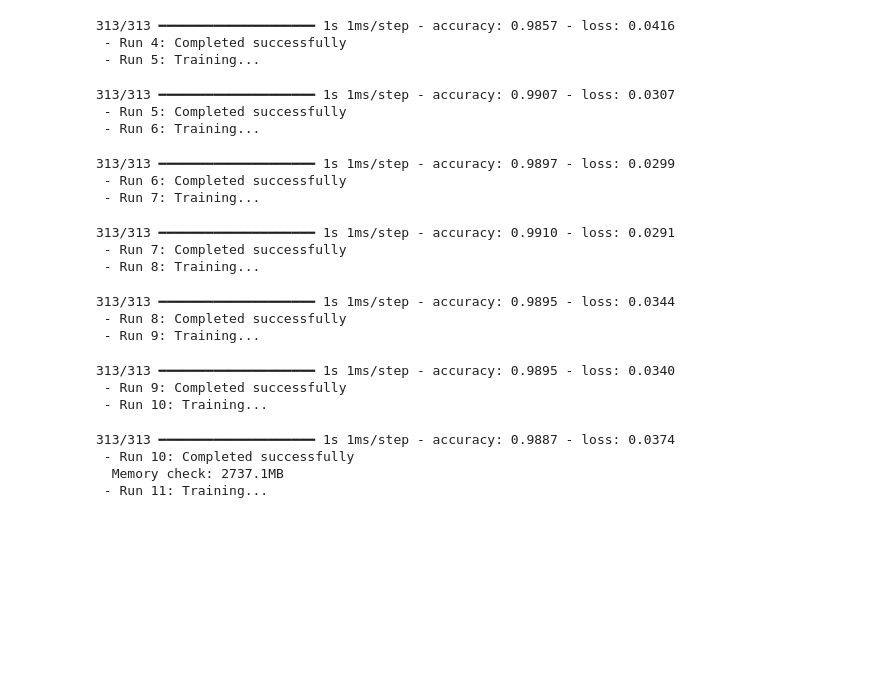
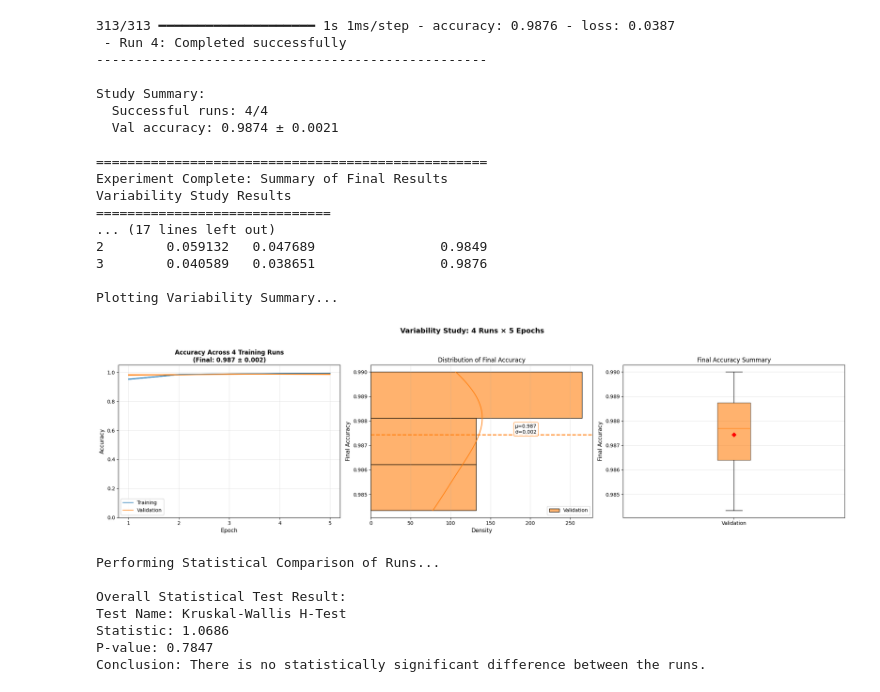
Before and after one commit to skizlik/caracal, a Jupyter notebook: examples/caracal_ex_3.ipynb, the cells around one changed output. Saved outputs shown, nothing was run; the diff lists cells and outputs as text; code cells hidden in the pictures; blank space fills up the shorter version.

```diff
--- a/examples/caracal_ex_3.ipynb
+++ b/examples/caracal_ex_3.ipynb
@@ -103,12 +103,12 @@ model_config = ModelConfig({
 })
 # %%
 # --- Run the Experiment ---
-# Run a variability study with 16 runs
+# Run a variability study with 4 runs
 study_results = caracal.run_variability_study(
     model_builder=create_simple_cnn,
     data_handler=mnist_handler,
     model_config=model_config,
-    num_runs=16,
+    num_runs=4,
     logger=BaseLogger()
 )
 
@@ -192,24 +193,27 @@ I0000 00:00:1763417499.986062   36324 device_compiler.h:188] Compiled cluster us
  - Run 3: Completed successfully
  - Run 4: Training...
-313/313 ━━━━━━━━━━━━━━━━━━━━ 1s 1ms/step - accuracy: 0.9857 - loss: 0.0416
+313/313 ━━━━━━━━━━━━━━━━━━━━ 1s 1ms/step - accuracy: 0.9876 - loss: 0.0387
  - Run 4: Completed successfully
- - Run 5: Training...
+--------------------------------------------------
+
+Study Summary:
+  Successful runs: 4/4
+  Val accuracy: 0.9874 ± 0.0021
+
+==================================================
+Experiment Complete: Summary of Final Results
+Variability Study Results
+==============================
+... (17 lines left out)
+2        0.059132   0.047689                0.9849
+3        0.040589   0.038651                0.9876
+
+Plotting Variability Summary...
+[figure, added]
-313/313 ━━━━━━━━━━━━━━━━━━━━ 1s 1ms/step - accuracy: 0.9907 - loss: 0.0307
- - Run 5: Completed successfully
- - Run 6: Training...
+Performing Statistical Comparison of Runs...
+
+Overall Statistical Test Result:
+Test Name: Kruskal-Wallis H-Test
+Statistic: 1.0686
+P-value: 0.7847
+Conclusion: There is no statistically significant difference between the runs.
-313/313 ━━━━━━━━━━━━━━━━━━━━ 1s 1ms/step - accuracy: 0.9897 - loss: 0.0299
- - Run 6: Completed successfully
- - Run 7: Training...
-313/313 ━━━━━━━━━━━━━━━━━━━━ 1s 1ms/step - accuracy: 0.9910 - loss: 0.0291
- - Run 7: Completed successfully
- - Run 8: Training...
-313/313 ━━━━━━━━━━━━━━━━━━━━ 1s 1ms/step - accuracy: 0.9895 - loss: 0.0344
- - Run 8: Completed successfully
- - Run 9: Training...
-313/313 ━━━━━━━━━━━━━━━━━━━━ 1s 1ms/step - accuracy: 0.9895 - loss: 0.0340
- - Run 9: Completed successfully
- - Run 10: Training...
-313/313 ━━━━━━━━━━━━━━━━━━━━ 1s 1ms/step - accuracy: 0.9887 - loss: 0.0374
- - Run 10: Completed successfully
-  Memory check: 2737.1MB
- - Run 11: Training...
```
Also changed, not shown: parts of 2 cells of this notebook, 2 other files.
